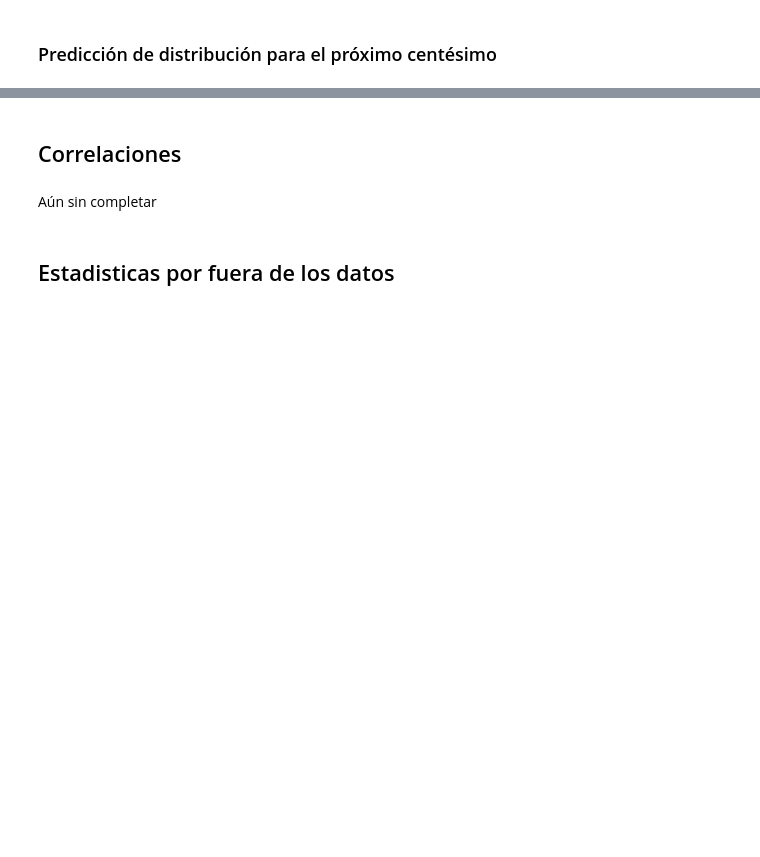
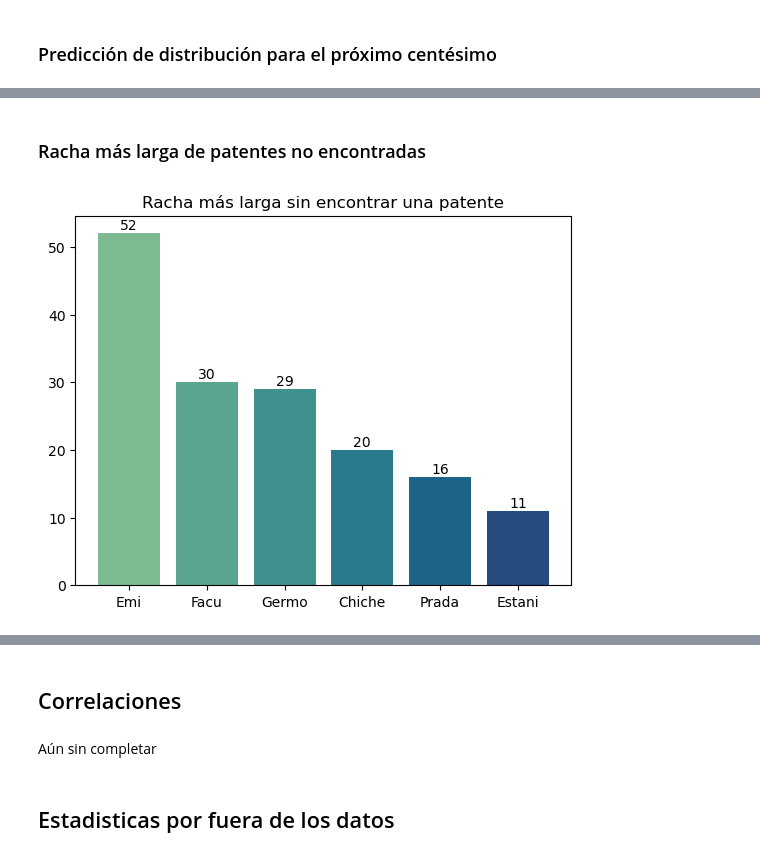
Before and after one commit to PradaJoaquin/patentamens, a Jupyter notebook: patentamens.ipynb, the cells around one changed output, grey strips where cells are left out. Saved outputs shown, nothing was run; the diff lists cells and outputs as text; code cells hidden in the pictures; blank space fills up the shorter version.

```diff
--- a/patentamens.ipynb
+++ b/patentamens.ipynb
@@ -600,0 +623,54 @@ plot_prediction_distribution_for_next_hundredth(df.copy(deep=True))
+# %% [markdown]
+### Racha más larga de patentes no encontradas
+# %%
+def plot_longest_dry_streak(df: pd.DataFrame):
+    # Calculate the max number of days without finding a patent for each participant
+    longest_dry_streak_by_participant = dict()
+
+    # Start counting from the first patent found of each participant
+    for participant in participants:
+        started_playing = False
+        longest_dry_streak = 0
+        current_dry_streak = 0
+        for i in range(len(df)):
+            if df["encontradaPor"].iloc[i] != participant:
+                if not started_playing:
+                    continue
+                current_dry_streak += 1
+                if current_dry_streak >= longest_dry_streak:
+                    longest_dry_streak = current_dry_streak
+            else:
+                started_playing = True
+                current_dry_streak = 0
+        longest_dry_streak_by_participant[participant] = longest_dry_streak
+
+    # Sort the participants by the length of their longest dry streak
+    sorted_participants = sorted(
+        longest_dry_streak_by_participant.items(), key=lambda x: x[1], reverse=True
+    )
+
+    # Plot the longest dry streak of each participant
+    plt.bar(
+        [participant[0] for participant in sorted_participants],
+        [participant[1] for participant in sorted_participants],
+        color=sns.color_palette("crest", len(sorted_participants)),
+    )
+
+    # Put the number of days without finding a patent on top of the bars
+    biggest = sorted_participants[0][1]
+    space_between = biggest * 0.01  # 1% on top
+
+    for i in range(len(sorted_participants)):
+        plt.text(
+            i,
+            sorted_participants[i][1] + space_between,
+            sorted_participants[i][1],
+            ha="center",
+        )
+
+    plt.title("Racha más larga sin encontrar una patente")
+    plt.show()
+
+plot_longest_dry_streak(df.copy(deep=True))
+# %% [output]
+[figure, added]
```
Also changed, not shown: parts of 21 cells of this notebook, 1 other file.
